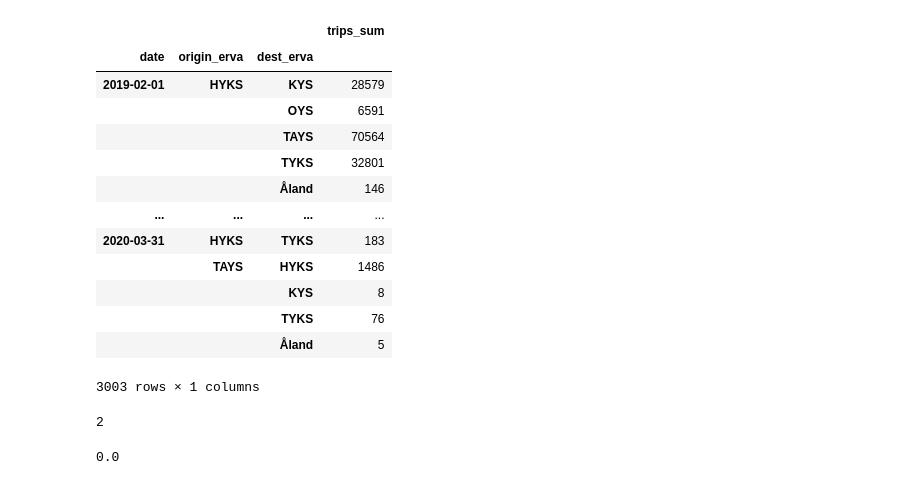
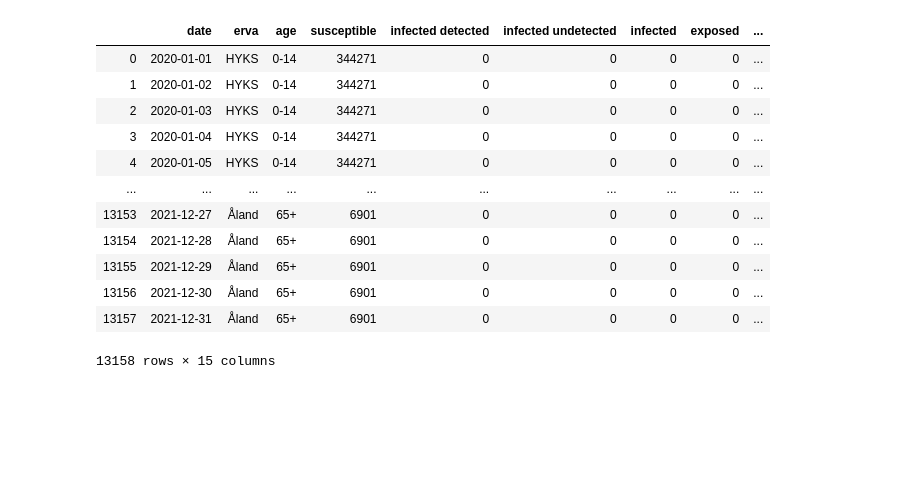
Before and after one commit to FINCoVID19/optimized_vaccination_finland, a Jupyter notebook: read_data.ipynb, the cells around one changed output. Saved outputs shown, nothing was run; the diff lists cells and outputs as text; code cells hidden in the pictures; blank space fills up the shorter version.

Commit message:
csv all epidemic ready

```diff
--- a/read_data.ipynb
+++ b/read_data.ipynb
@@ -101,19 +5,0 @@ Example: Aggregating by date i.e. getting rid of the hour
-# %%
-groupby = ['date', 'origin_erva', 'dest_erva']
-telia_mob_day = telia_mobility_dfalt.groupby(by=groupby).sum()
-telia_mob_day
-# %% [output]
-|  |  |  | trips_sum |
-| date | origin_erva | dest_erva |  |
-| 2019-02-01 | HYKS | KYS | 28579 |
-|  |  | OYS | 6591 |
-|  |  | TAYS | 70564 |
-|  |  | TYKS | 32801 |
-|  |  | Åland | 146 |
-| ... | ... | ... | ... |
-| 2020-03-31 | HYKS | TYKS | 183 |
-|  | TAYS | HYKS | 1486 |
-|  |  | KYS | 8 |
-|  |  | TYKS | 76 |
-|  |  | Åland | 5 |
-3003 rows × 1 columns
@@ -124,8 +6,18 @@ a = np.arange(10)
-# %%
-a[2]
-# %% [output]
-2
-# %%
-np.round(0.5)
-# %% [output]
-0.0
+# %%
+csv_file = 'stats/epidemic_finland.csv'
+epidemic_finland = pd.read_csv(csv_file, sep=",", encoding='utf-8')
+epidemic_finland
+# %% [output]
+|  | date | erva | age | susceptible | infected detected | infected undetected | infected | exposed | ... |
+| 0 | 2020-01-01 | HYKS | 0-14 | 344271 | 0 | 0 | 0 | 0 | ... |
+| 1 | 2020-01-02 | HYKS | 0-14 | 344271 | 0 | 0 | 0 | 0 | ... |
+| 2 | 2020-01-03 | HYKS | 0-14 | 344271 | 0 | 0 | 0 | 0 | ... |
+| 3 | 2020-01-04 | HYKS | 0-14 | 344271 | 0 | 0 | 0 | 0 | ... |
+| 4 | 2020-01-05 | HYKS | 0-14 | 344271 | 0 | 0 | 0 | 0 | ... |
+| ... | ... | ... | ... | ... | ... | ... | ... | ... | ... |
+| 13153 | 2021-12-27 | Åland | 65+ | 6901 | 0 | 0 | 0 | 0 | ... |
+| 13154 | 2021-12-28 | Åland | 65+ | 6901 | 0 | 0 | 0 | 0 | ... |
+| 13155 | 2021-12-29 | Åland | 65+ | 6901 | 0 | 0 | 0 | 0 | ... |
+| 13156 | 2021-12-30 | Åland | 65+ | 6901 | 0 | 0 | 0 | 0 | ... |
+| 13157 | 2021-12-31 | Åland | 65+ | 6901 | 0 | 0 | 0 | 0 | ... |
+13158 rows × 15 columns
```
Also changed, not shown: parts of 26 cells of this notebook, 2 other files.
